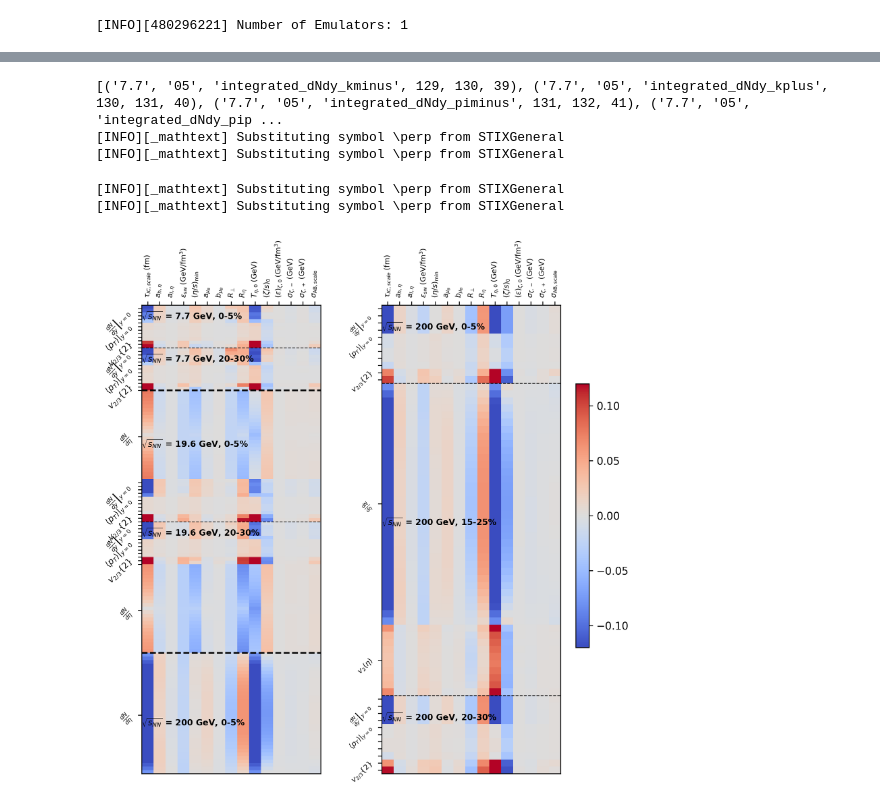
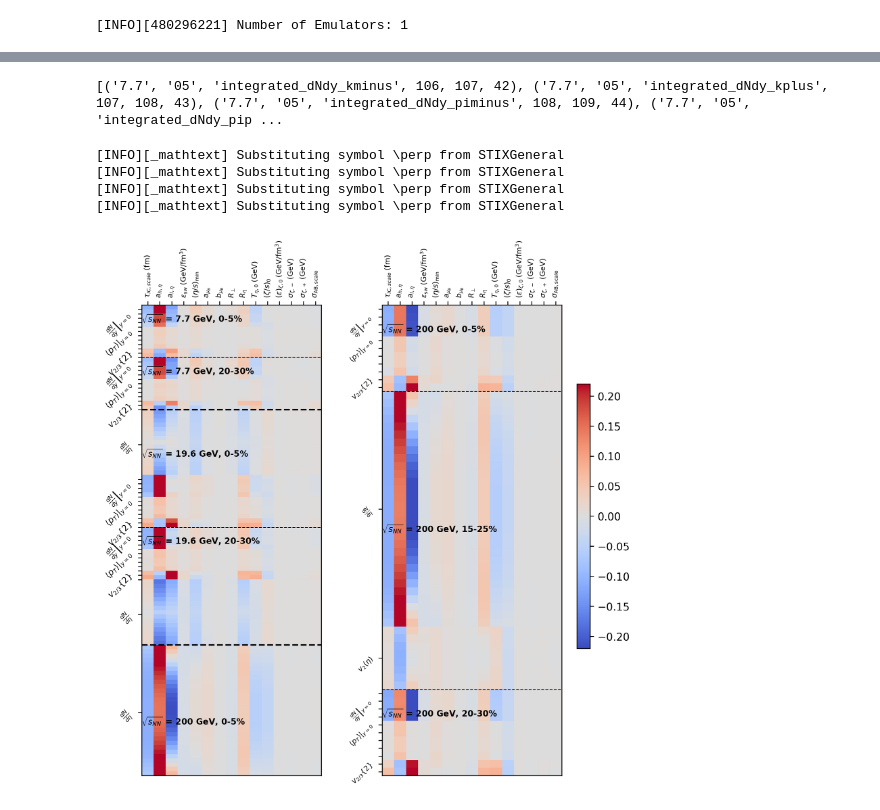
Before and after one commit to NGoetz/GPBayesTools-HIC, a Jupyter notebook: SensitivityAnalysis.ipynb, the cells around one changed output, grey strips where cells are left out. Saved outputs shown, nothing was run; the diff lists cells and outputs as text; code cells hidden in the pictures.

```diff
--- a/SensitivityAnalysis.ipynb
+++ b/SensitivityAnalysis.ipynb
@@ -20,7 +20,7 @@ def loadEmulator(emulatorPathList):
 # %%
 #The EMULATOR and the DATA file have to FIT together
 folder = "/home/niklas/Desktop/lustre/good_bayes/inference/actual/emulator_full/no_log/no_pca/PCGP/"
-emuPathList = [folder+"data:allenergies:allsystems:base-star-eta:3.5:nostarptcut_nolog_nopca_PCGP"
+emuPathList = [folder+"data:allenergies:allsystems:base-star-eta:3.0:nostarptcut:tau_nolog_nopca_PCGP"
             ]
 
 emu_list = loadEmulator(emuPathList)
@@ -29,7 +29,7 @@ emu_list = loadEmulator(emuPathList)
 # %%
 #TODO: Redo in the center of posterior distribution!!!
 
-file_path = '/home/niklas/Desktop/lustre/good_bayes/inference/actual/latent_train_full/data:allenergies:allsystems:base-star-eta:3.5:nostarptcut.pkl'
+file_path = '/home/niklas/Desktop/lustre/good_bayes/inference/actual/latent_train_full/data:allenergies:allsystems:base-star-eta:3.0:nostarptcut:tau.pkl'
 
 with open(file_path,'rb') as file:
     loaded_data = pickle.load(file)
@@ -361,7 +386,9 @@ import numpy as np
 
 # Calculate cumulative number of rows for each label
 cumulative_rows = [0]
-for _, _, _, start, end, _ in data_list:
+for _, _, observable, start, end, _ in data_list:
+    if convert_to_notation(observable) == "wrong":
+        continue
     cumulative_rows.append(cumulative_rows[-1] + (end - start))
 
 # Determine the index where to split the matrix, by total rows, not labels
@@ -372,7 +399,7 @@ split_index = next(i for i, cum_row in enumerate(cumulative_rows) if cum_row >=
 
 # Now split the response matrix at this index
 response_matrix_1 = response_matrix[:cumulative_rows[split_index], :]
-response_matrix_2 = response_matrix[cumulative_rows[split_index]:, :]
+response_matrix_2 = response_matrix[cumulative_rows[split_index]:-6, :]
 
 # Split yticksLabel and ytickPos according to the same split index
 yticksLabel_1 = yticksLabel[:split_index]
@@ -397,12 +424,7 @@ def draw_borders_and_labels(ax, start_index, end_index, current_y_pos):
     for index in range(start_index, end_index):
         energy, centrality, observable, start, end, original_index = data_list[index]
         space = end - start
-        #if (energy=="7.7" and centrality=="05"):
-        #    is_first_section = True  # Mark the first section
-        # if (energy=='19.6' and centrality=='2030' and start_index==0):
-        #     if(current_centrality!=centrality):
-        #         ax.axhline(y=current_y_pos, color='black', linestyle='--', linewidth=1)
-        #     continue
+
         # Draw thick dashed line for energy borders, except for the first section
         if not is_first_section and (current_energy is None or current_energy != energy):
             ax.axhline(y=current_y_pos-0.5, color='black', linestyle='--', linewidth=1.5)  # Thick line for energy
@@ -437,7 +459,7 @@ def draw_borders_and_labels(ax, start_index, end_index, current_y_pos):
 
 # Plot the first half of the response matrix (left observables)
 aspect_ratio_1 = response_matrix_1.shape[1] / response_matrix_1.shape[0]
-im1 = axs[0].imshow(response_matrix_1, cmap='coolwarm', vmin=-0.12, vmax=0.12, aspect=aspect_ratio_1*2.618, interpolation='nearest')
+im1 = axs[0].imshow(response_matrix_1, cmap='coolwarm', vmin=-0.22, vmax=0.22, aspect=aspect_ratio_1*2.618, interpolation='nearest')
 axs[0].xaxis.tick_top()
 axs[0].set_yticks(ytickPos_1)
 axs[0].set_yticklabels(yticksLabel_1, rotation=45, fontsize=8)  # Increased fontsize
@@ -448,36 +470,49 @@ draw_borders_and_labels(axs[0], 0, len(data_list[:split_index]), current_y_pos_1
 print(data_list[:split_index])
 #Plot the second half of the response matrix (right observables)
 aspect_ratio_2 = response_matrix_2.shape[1] / response_matrix_2.shape[0]
-im2 = axs[1].imshow(response_matrix_2, cmap='coolwarm', vmin=-0.12, vmax=0.12, aspect=aspect_ratio_2*2.618, interpolation='nearest')
+im2 = axs[1].imshow(response_matrix_2, cmap='coolwarm', vmin=-0.22, vmax=0.22, aspect=aspect_ratio_2*2.618, interpolation='nearest')
 axs[1].xaxis.tick_top()
 axs[1].set_yticks(ytickPos_2)
 axs[1].set_yticklabels(yticksLabel_2, rotation=45, fontsize=7)  # Increased fontsize
 
 # Draw borders and labels for the second subplot
 current_y_pos_2 = 0  # Starting y position for the second subplot
 #print("blbl")
 draw_borders_and_labels(axs[1], len(data_list[:split_index]), len(data_list), current_y_pos_2)
 
 # Add colorbar
 cbar = fig.colorbar(im1, ax=axs, orientation='vertical', fraction=0.03, pad=0.1, shrink=0.8)
 
 # Set x-ticks for both subplots
 x = np.arange(len(PARAMETER_NAMES))
 axs[0].set_xticks(x)
 axs[0].set_xticklabels(PARAMETER_NAMES, fontsize=7, rotation=90)  # Increased fontsize
 axs[1].set_xticks(x)
 axs[1].set_xticklabels(PARAMETER_NAMES, fontsize=7, rotation=90)  # Increased fontsize
 
 plt.tight_layout()
 plt.subplots_adjust(right=0.85, wspace=0.2)
 
 # Save the figure with a transparent background
 plt.savefig("heatmap_sensitivity.png", transparent=True,dpi=300)
 plt.show()
+with open("response_matrix.csv", "w") as csv_file:
+    csv_file.write("# This file contains the entire response matrix used for the heatmap.\n")
+    csv_file.write("# The first row is: row_label,column1,column2, etc.\n\n")
+
+    # Write column labels
+    csv_file.write("#,")
+    csv_file.write(",".join(PARAMETER_NAMES))
+    csv_file.write("\n")
+
+    # Write each row of data, prefixed by its label
+    for i, row_label in enumerate(yticksLabel):
+        row_data = response_matrix[i, :]
+        csv_file.write(f"{row_label},{','.join(str(val) for val in row_data)}\n")
 # %% [output]
-[('7.7', '05', 'integrated_dNdy_kminus', 129, 130, 39), ('7.7', '05', 'integrated_dNdy_kplus', 130, 131, 40), ('7.7', '05', 'integrated_dNdy_piminus', 131, 132, 41), ('7.7', '05', 'integrated_dNdy_pip ...
-[INFO][_mathtext] Substituting symbol \perp from STIXGeneral
-[INFO][_mathtext] Substituting symbol \perp from STIXGeneral
+[('7.7', '05', 'integrated_dNdy_kminus', 106, 107, 42), ('7.7', '05', 'integrated_dNdy_kplus', 107, 108, 43), ('7.7', '05', 'integrated_dNdy_piminus', 108, 109, 44), ('7.7', '05', 'integrated_dNdy_pip ...
 [INFO][_mathtext] Substituting symbol \perp from STIXGeneral
 [INFO][_mathtext] Substituting symbol \perp from STIXGeneral
+[INFO][_mathtext] Substituting symbol \perp from STIXGeneral
+[INFO][_mathtext] Substituting symbol \perp from STIXGeneral
-[figure, old version]
+[figure, new version]
```
Also changed, not shown: parts of 2 cells of this notebook, 4 other files.
